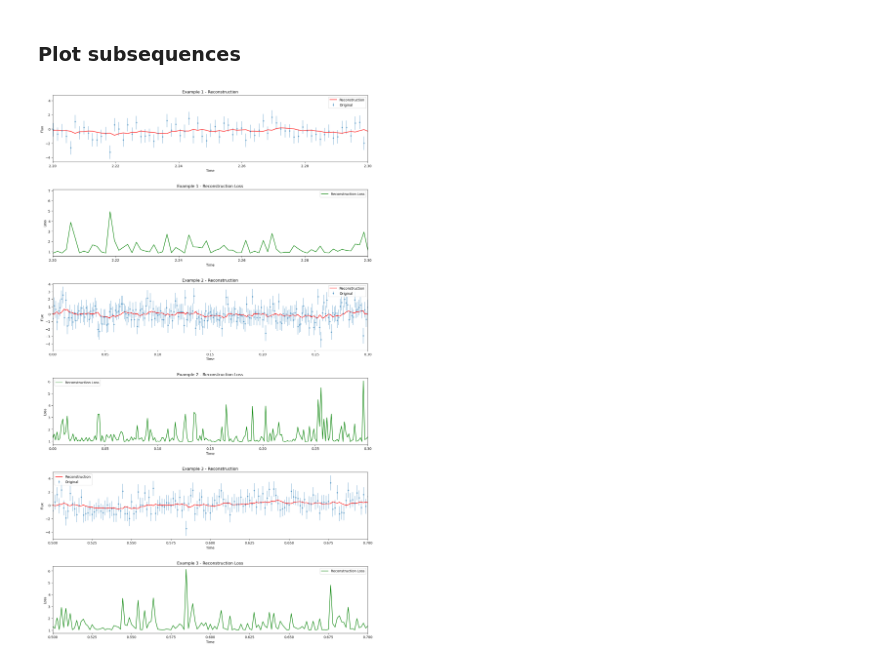
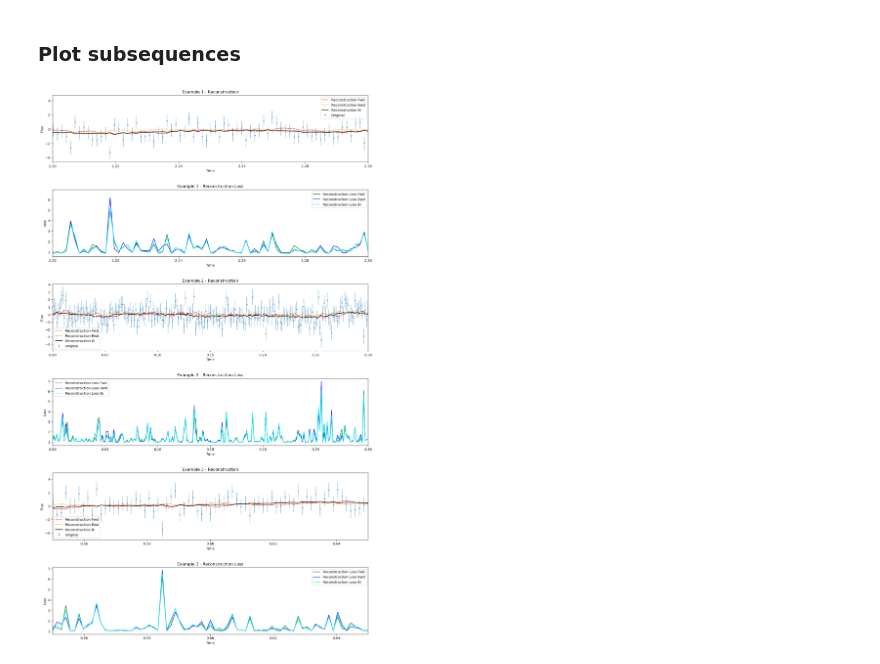
Before and after one commit to pvl19/lc-gen, a Jupyter notebook: notebooks/plot_reconstructions.ipynb, the cells around one changed output. Cells and saved outputs as stored; diff of their text form; code cells hidden in the pictures.

```diff
--- a/notebooks/plot_reconstructions.ipynb
+++ b/notebooks/plot_reconstructions.ipynb
@@ -21,11 +51,13 @@ from lcgen.train_simple_rnn import TimeSeriesDataset, collate_fn
 ### Setup
 # %%
 random_seed = 19
-model_path = Path('../output/simple_rnn/simple_min_gru_rolling.pt')
 hidden_size = 64
 use_flow = False
 num_examples = 3
 seq_length = 1024
+fwd_model_path = Path('../output/simple_rnn/simple_min_gru_fwd.pt')
+bwd_model_path = Path('../output/simple_rnn/simple_min_gru_bwd.pt')
+bi_model_path = Path('../output/simple_rnn/simple_min_gru_bi.pt')
 # %% [markdown]
 ### Munge data
 # %%
@@ -81,8 +96,10 @@ for i in range(num_examples):
 
     # Reconstruction
     plt.subplot(num_examples*2,1,(i*2)+1)
-    plt.errorbar(times_np[i], flux_np[i], yerr=flux_err_np[i], fmt='.', label='Original', alpha=0.5)
-    plt.plot(times_np[i], mean_np[i], label='Reconstruction', color='red')
+    plt.errorbar(times_fwd[i], flux_fwd[i], yerr=flux_err_fwd[i], fmt='.', label='Original', alpha=0.5)
+    plt.plot(times_fwd[i], mean_fwd[i], label='Reconstruction Fwd', color='red')
+    plt.plot(times_bwd[i], mean_bwd[i], label='Reconstruction Bwd', color='orange')
+    plt.plot(times_bi[i], mean_bi[i], label='Reconstruction Bi', color='purple')
     plt.title(f'Example {i+1} - Reconstruction')
     plt.xlabel('Time')
     plt.ylabel('Flux')
@@ -90,7 +107,9 @@ for i in range(num_examples):
 
     # Loss
     plt.subplot(num_examples*2,1,(i*2)+2)
-    plt.plot(times_np[i], loss_np[i], label='Reconstruction Loss', color='green')
+    plt.plot(times_fwd[i], loss_fwd[i], label='Reconstruction Loss Fwd', color='green')
+    plt.plot(times_bwd[i], loss_bwd[i], label='Reconstruction Loss Bwd', color='blue')
+    plt.plot(times_bi[i], loss_bi[i], label='Reconstruction Loss Bi', color='cyan')
     plt.title(f'Example {i+1} - Reconstruction Loss')
     plt.xlabel('Time')
     plt.ylabel('Loss')
@@ -104,34 +123,38 @@ plt.show()
 # %%
 zoom_times = [
     (2.2, 2.3),
     (0, 0.3),
-    (0.5, 0.7)
+    (0.55, 0.65)
 ]
 
 fig, ax = plt.subplots(num_examples*2,1,figsize=(15, num_examples * 8))
 plt.tight_layout(pad=6.0)
 
 for i in range(num_examples):
 
     # Reconstruction
     plt.subplot(num_examples*2,1,(i*2)+1)
-    plt.errorbar(times_np[i], flux_np[i], yerr=flux_err_np[i], fmt='.', label='Original', alpha=0.5)
-    plt.plot(times_np[i], mean_np[i], label='Reconstruction', color='red')
+    plt.errorbar(times_fwd[i], flux_fwd[i], yerr=flux_err_fwd[i], fmt='.', label='Original', alpha=0.5)
+    plt.plot(times_fwd[i], mean_fwd[i], label='Reconstruction Fwd', color='red',linestyle='--')
+    plt.plot(times_bwd[i], mean_bwd[i], label='Reconstruction Bwd', color='orange',linestyle='--')
+    plt.plot(times_bi[i], mean_bi[i], label='Reconstruction Bi', color='black')
     plt.title(f'Example {i+1} - Reconstruction')
     plt.xlabel('Time')
     plt.ylabel('Flux')
     plt.xlim(zoom_times[i])
     plt.legend()
 
     # Loss
     plt.subplot(num_examples*2,1,(i*2)+2)
-    plt.plot(times_np[i], loss_np[i], label='Reconstruction Loss', color='green')
+    plt.plot(times_fwd[i], loss_fwd[i], label='Reconstruction Loss Fwd', color='green')
+    plt.plot(times_bwd[i], loss_bwd[i], label='Reconstruction Loss Bwd', color='blue')
+    plt.plot(times_bi[i], loss_bi[i], label='Reconstruction Loss Bi', color='cyan')
     plt.title(f'Example {i+1} - Reconstruction Loss')
     plt.xlabel('Time')
     plt.ylabel('Loss')
     plt.xlim(zoom_times[i])
     plt.legend()
 
 plt.show()
 # %% [output]
-[figure, old version]
+[figure, new version]
```
Also changed, not shown: parts of 5 cells of this notebook, 13 other files.
